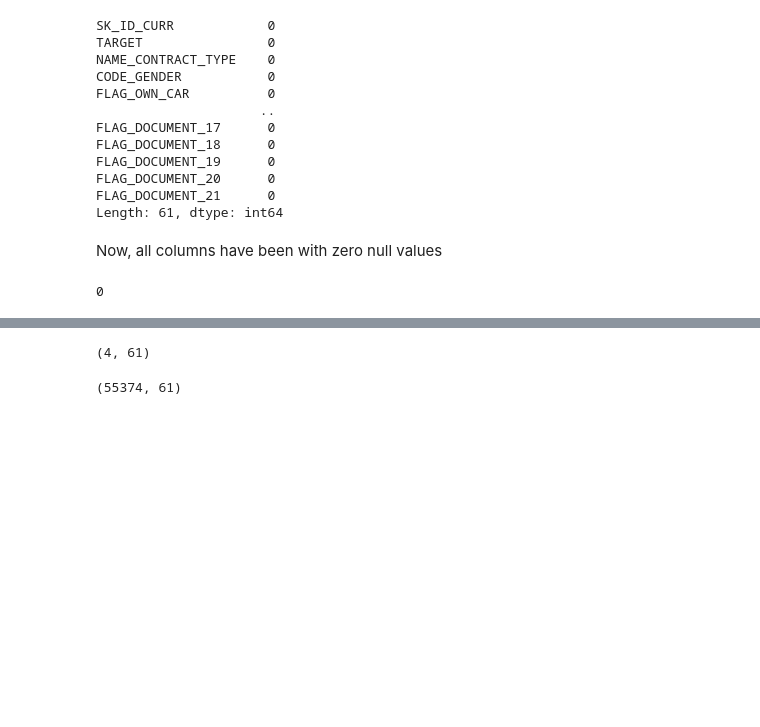
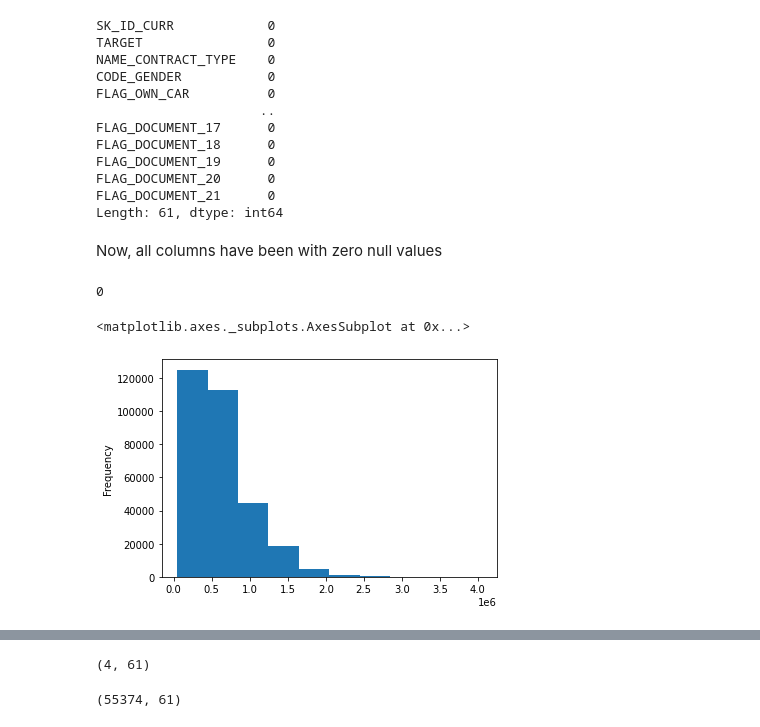
Before and after one commit to nikhilmamidipaka/Bank-Loan-Prediction-Dataset, a Jupyter notebook: Bank_Loan_Prediction_Dataset.ipynb, the cells around one changed output, grey strips where cells are left out. Saved outputs shown, nothing was run; the diff lists cells and outputs as text; code cells hidden in the pictures; blank space fills up the shorter version.

```diff
--- a/Bank_Loan_Prediction_Dataset.ipynb
+++ b/Bank_Loan_Prediction_Dataset.ipynb
@@ -258,3 +258,8 @@ df_app.drop(labels = emptyrow, axis = 0, inplace = True)
 print(len(emptyrow))
 # %% [output]
 0
+# %%
+df_app.AMT_CREDIT.plot.hist()
+# %% [output]
+<matplotlib.axes._subplots.AxesSubplot at 0x...>
+[figure, added]
```
Also changed, not shown: parts of 3 cells of this notebook.
